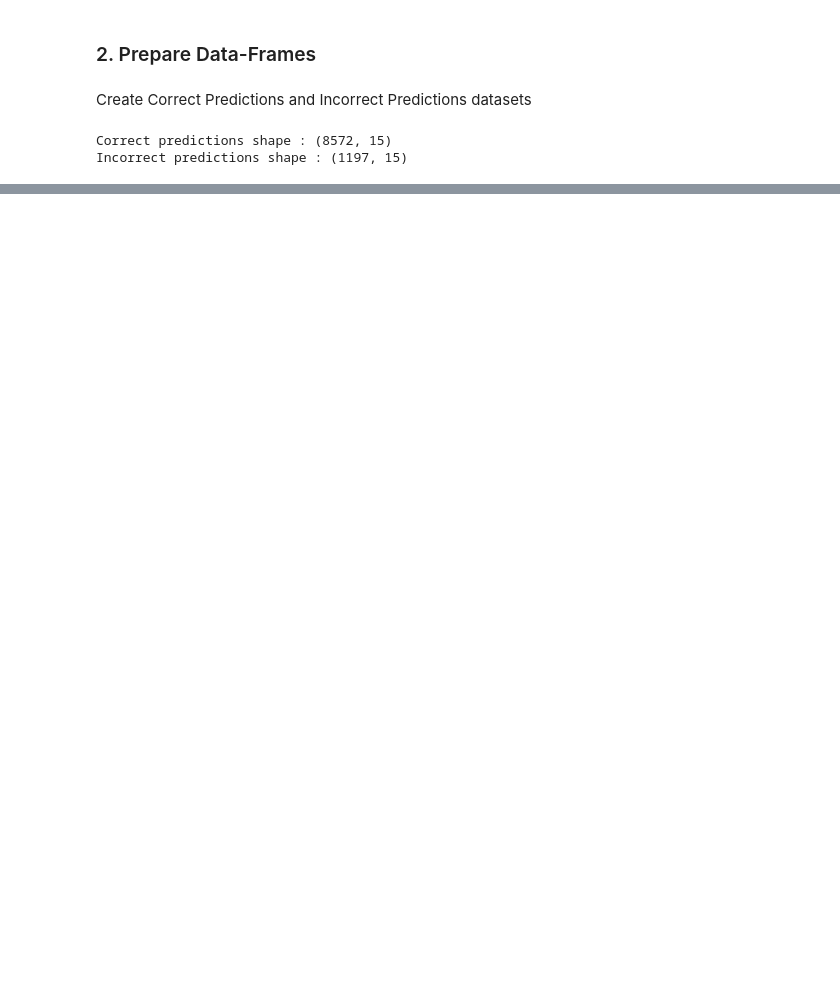
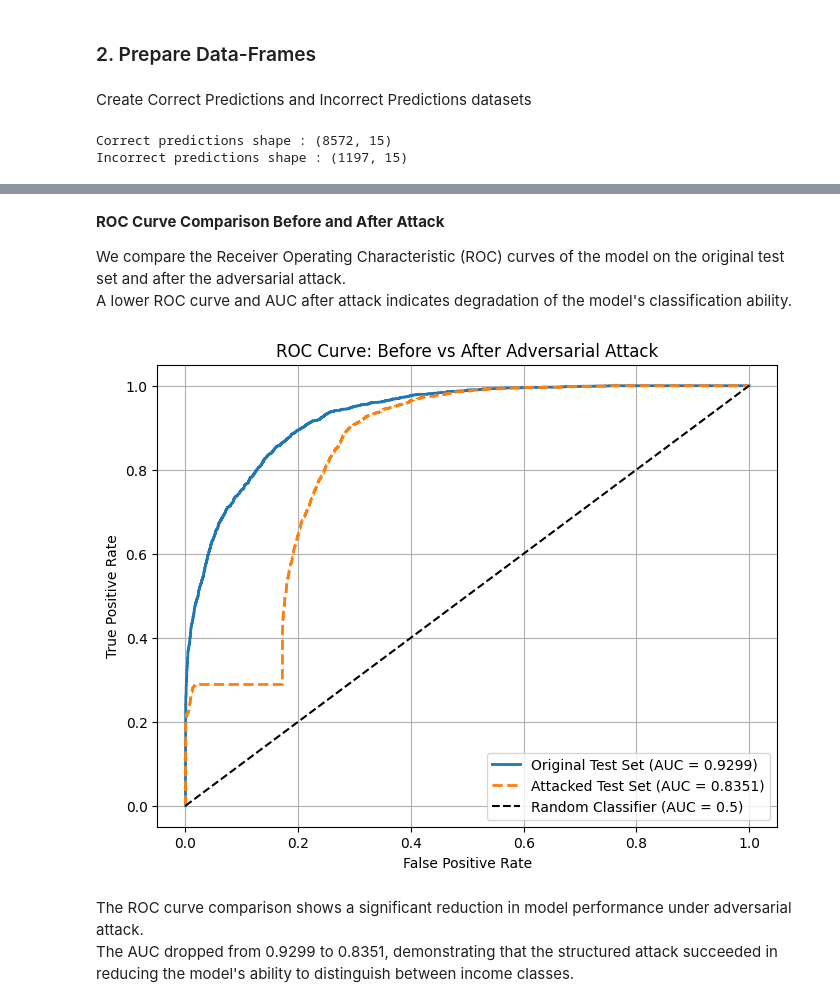
Before and after one commit to yuvalira/Final-Project-Adversarial-Attack-on-Tabular-Classification, a Jupyter notebook: ATTACK/GBT_Attack.ipynb, the cells around one changed output, grey strips where cells are left out. Saved outputs shown, nothing was run; the diff lists cells and outputs as text; code cells hidden in the pictures; blank space fills up the shorter version.

```diff
--- a/ATTACK/GBT_Attack.ipynb
+++ b/ATTACK/GBT_Attack.ipynb
@@ -27,5 +29,10 @@ assert os.path.exists(model_path), f"Model file not found at {model_path}"
 
 model_gbt = joblib.load(model_path)
 print("sklearn GBT model loaded successfully.")
+
+# Load label encoders for decoding categorical features
+with open('data/label_encoders.pkl', 'rb') as f:
+    encoders = pickle.load(f)
+print("Label encoders loaded successfully.")
 # %% [output]
 Cloning into 'Final-Project-Adversarial-Attack-on-Tabular-Classification'...
@@ -113,7 +127,10 @@ correlation_dict = create_correlation_dict(correct_predictions_df, target_column
 
 # Print correlation dict
 for feature, val_corrs in correlation_dict.items():
-    print(f"\n Feature: {feature}")
+    print(f"\nFeature: {feature}")
     for val, corr in val_corrs.items():
+        # If feature is categorical and encoder exists → decode value
+        if feature in encoders:
+            val = encoders[feature].inverse_transform([int(val)])[0]
         print(f"    {val}: {corr:.4f}")
 # %% [output]
@@ -277,6 +306,6 @@ Run the attack
 # %%
 # Select subset of samples to attack
-samples_to_attack = correct_predictions_df[:1000].copy()
+samples_to_attack = correct_predictions_df.copy()
 
 # Run adversarial attack
 adv_test_df = generate_adversarial_attack(
@@ -354,0 +445,36 @@ native-country: changed in 0/1000 samples (0.00%)
+# %% [markdown]
+**ROC Curve Comparison Before and After Attack**
+
+We compare the Receiver Operating Characteristic (ROC) curves of the model on the original test set and after the adversarial attack.
+A lower ROC curve and AUC after attack indicates degradation of the model's classification ability.
+# %%
+# Original test set
+X_original = test_data.drop(columns=['income', 'fnlwgt'])
+y_original = test_data['income']
+y_score_original = model_gbt.predict_proba(X_original)[:, 1]
+auc_original = roc_auc_score(y_original, y_score_original)
+fpr_original, tpr_original, _ = roc_curve(y_original, y_score_original)
+
+# Attacked test set
+X_attacked = full_attacked_test_data.drop(columns=['income', 'fnlwgt'])
+y_attacked = full_attacked_test_data['income']
+y_score_attacked = model_gbt.predict_proba(X_attacked)[:, 1]
+auc_attacked = roc_auc_score(y_attacked, y_score_attacked)
+fpr_attacked, tpr_attacked, _ = roc_curve(y_attacked, y_score_attacked)
+
+# Plot both curves
+plt.figure(figsize=(8,6))
+plt.plot(fpr_original, tpr_original, label=f"Original Test Set (AUC = {auc_original:.4f})", linewidth=2)
+plt.plot(fpr_attacked, tpr_attacked, label=f"Attacked Test Set (AUC = {auc_attacked:.4f})", linewidth=2, linestyle='--')
+plt.plot([0, 1], [0, 1], 'k--', label="Random Classifier (AUC = 0.5)")
+plt.xlabel("False Positive Rate")
+plt.ylabel("True Positive Rate")
+plt.title("ROC Curve: Before vs After Adversarial Attack")
+plt.legend(loc="lower right")
+plt.grid(True)
+plt.show()
+# %% [output]
+[figure, added]
+# %% [markdown]
+The ROC curve comparison shows a significant reduction in model performance under adversarial attack.
+The AUC dropped from 0.9299 to 0.8351, demonstrating that the structured attack succeeded in reducing the model's ability to distinguish between income classes.
```
Also changed, not shown: parts of 20 cells of this notebook.
